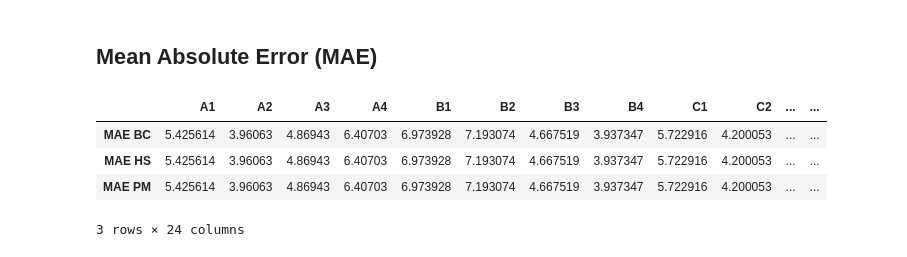
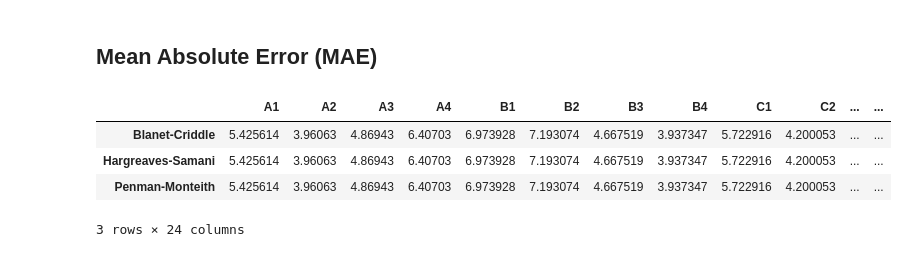
Before and after one commit to rafiachmadfr/Evapotranspiration-Analysis, a Jupyter notebook: 03. Data Analysis.ipynb, the cells around one changed output. Saved outputs shown, nothing was run; the diff lists cells and outputs as text; code cells hidden in the pictures.

```diff
--- a/03. Data Analysis.ipynb
+++ b/03. Data Analysis.ipynb
@@ -175,24 +166,24 @@ plt.show()
 # %%
 mae_bc = {}
 mae_hs = {}
 mae_pm = {}
 
 # Menghitung MSE untuk setiap kolom
 for col in aktual.columns:
     mae_bc[col] = mean_absolute_error(aktual[col], estimasi_bc)
     mae_hs[col] = mean_absolute_error(aktual[col], estimasi_bc)
     mae_pm[col] = mean_absolute_error(aktual[col], estimasi_bc)
 
 df_mae = pd.DataFrame({
-    'MAE BC': mae_bc,
-    'MAE HS': mae_hs,
-    'MAE PM': mae_pm
+    'Blanet-Criddle': mae_bc,
+    'Hargreaves-Samani': mae_hs,
+    'Penman-Monteith': mae_pm
 }).T
 
 df_mae.head()
 # %% [output]
 |  | A1 | A2 | A3 | A4 | B1 | B2 | B3 | B4 | C1 | C2 | ... | ... |
-| MAE BC | 5.425614 | 3.96063 | 4.86943 | 6.40703 | 6.973928 | 7.193074 | 4.667519 | 3.937347 | 5.722916 | 4.200053 | ... | ... |
-| MAE HS | 5.425614 | 3.96063 | 4.86943 | 6.40703 | 6.973928 | 7.193074 | 4.667519 | 3.937347 | 5.722916 | 4.200053 | ... | ... |
-| MAE PM | 5.425614 | 3.96063 | 4.86943 | 6.40703 | 6.973928 | 7.193074 | 4.667519 | 3.937347 | 5.722916 | 4.200053 | ... | ... |
+| Blanet-Criddle | 5.425614 | 3.96063 | 4.86943 | 6.40703 | 6.973928 | 7.193074 | 4.667519 | 3.937347 | 5.722916 | 4.200053 | ... | ... |
+| Hargreaves-Samani | 5.425614 | 3.96063 | 4.86943 | 6.40703 | 6.973928 | 7.193074 | 4.667519 | 3.937347 | 5.722916 | 4.200053 | ... | ... |
+| Penman-Monteith | 5.425614 | 3.96063 | 4.86943 | 6.40703 | 6.973928 | 7.193074 | 4.667519 | 3.937347 | 5.722916 | 4.200053 | ... | ... |
 3 rows × 24 columns
```
Also changed, not shown: parts of 30 cells of this notebook.
